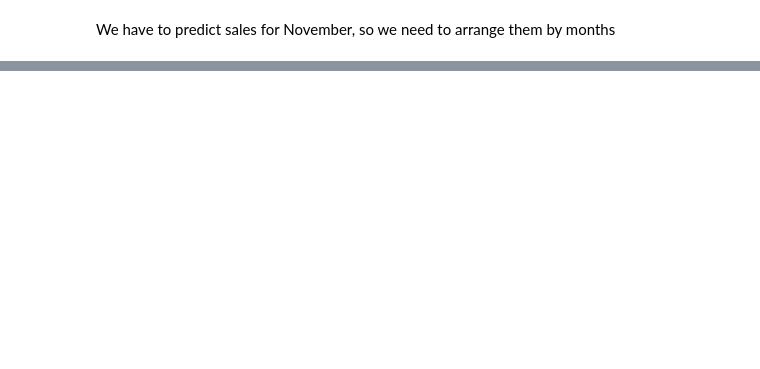
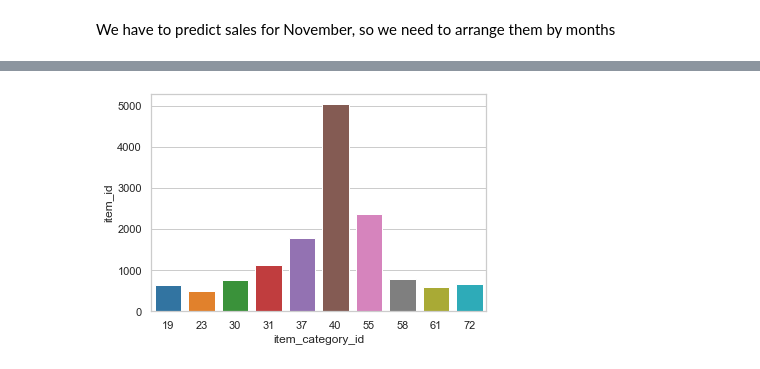
Before and after one commit to adriancervero/kaggle, a Jupyter notebook: predict-future-sales/predict-future-sales.ipynb, the cells around one changed output, grey strips where cells are left out. Drawn from its saved outputs; the diff is of its cells as text; code cells hidden in the pictures; blank space fills up the shorter version.

```diff
--- a/predict-future-sales/predict-future-sales.ipynb
+++ b/predict-future-sales/predict-future-sales.ipynb
@@ -124,0 +78,4 @@ Dataset has 8 features
+# %%
+# items per category
+by_category = items.groupby('item_category_id').count()
+by_category
@@ -124,0 +102,6 @@ Dataset has 8 features
+# %%
+# top 10 categories
+top10 = by_category.sort_values('item_id', ascending=False).head(10)
+sns.barplot(top10.index, top10['item_id']);
+# %% [output]
+[figure, added]
```
Also changed, not shown: parts of 29 cells of this notebook.
